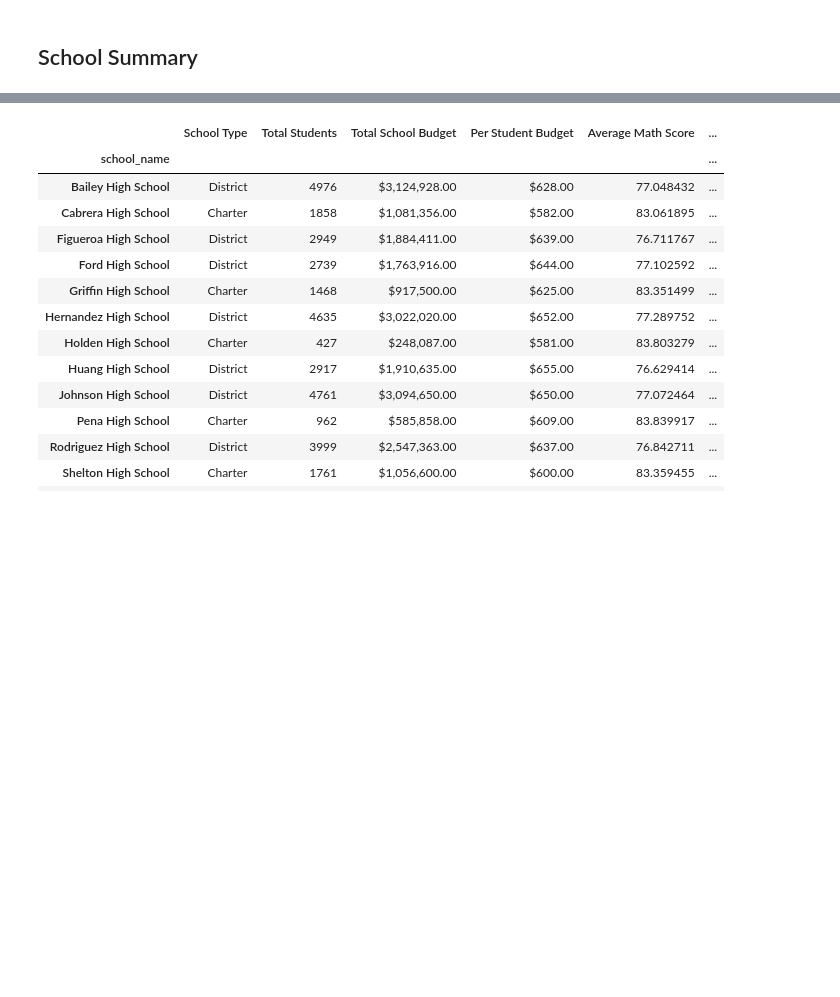
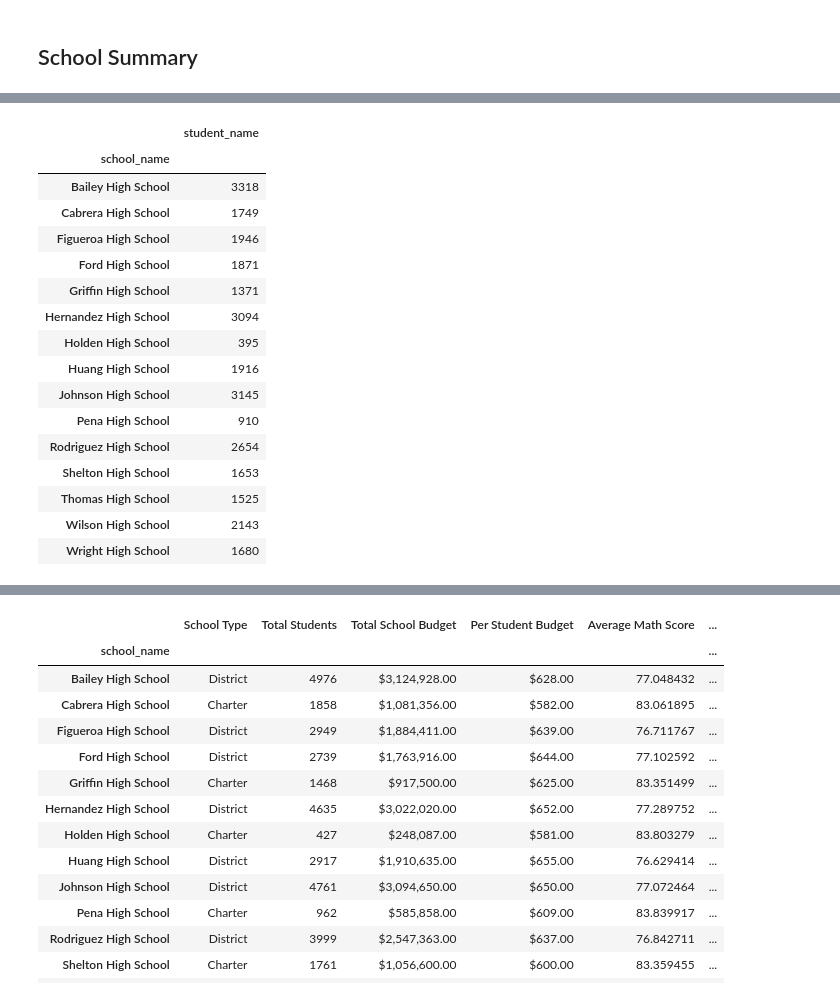
Before and after one commit to cbeat0n/pandas-challenge, a Jupyter notebook: PyCitySchools/PyCitySchools.ipynb, the cells around one changed output, grey strips where cells are left out. Cells and saved outputs as stored; diff of their text form; code cells hidden in the pictures; blank space fills up the shorter version.

```diff
--- a/PyCitySchools/PyCitySchools.ipynb
+++ b/PyCitySchools/PyCitySchools.ipynb
@@ -124,6 +187,31 @@ per_school_reading =
+# %%
+#Find all the students and their highschool with math scores greater than 70.
+pass_math = school_data_complete.loc[school_data_complete["math_score"] >= 70,["school_name","student_name"]]
+pass_math
+pass_reading = school_data_complete.loc[school_data_complete["reading_score"] >= 70,["school_name","student_name"]]
+pass_both = school_data_complete.loc[(school_data_complete["math_score"] >= 70) & (school_data_complete["reading_score"] >= 70),["school_name","student_name"]]
 # %%
 # Calculate the number of students per school with math scores of 70 or higher from school_data_complete
-students_passing_math =
-school_students_passing_math =
+students_passing_math = pass_math
+school_students_passing_math = students_passing_math.groupby(["school_name"]).count()
+school_students_passing_math
+# %% [output]
+|  | student_name |
+| school_name |  |
+| Bailey High School | 3318 |
+| Cabrera High School | 1749 |
+| Figueroa High School | 1946 |
+| Ford High School | 1871 |
+| Griffin High School | 1371 |
+| Hernandez High School | 3094 |
+| Holden High School | 395 |
+| Huang High School | 1916 |
+| Johnson High School | 3145 |
+| Pena High School | 910 |
+| Rodriguez High School | 2654 |
+| Shelton High School | 1653 |
+| Thomas High School | 1525 |
+| Wilson High School | 2143 |
+| Wright High School | 1680 |
 # %%
 # Calculate the number of students per school with reading scores of 70 or higher from school_data_complete
```
Also changed, not shown: parts of 8 cells of this notebook.
